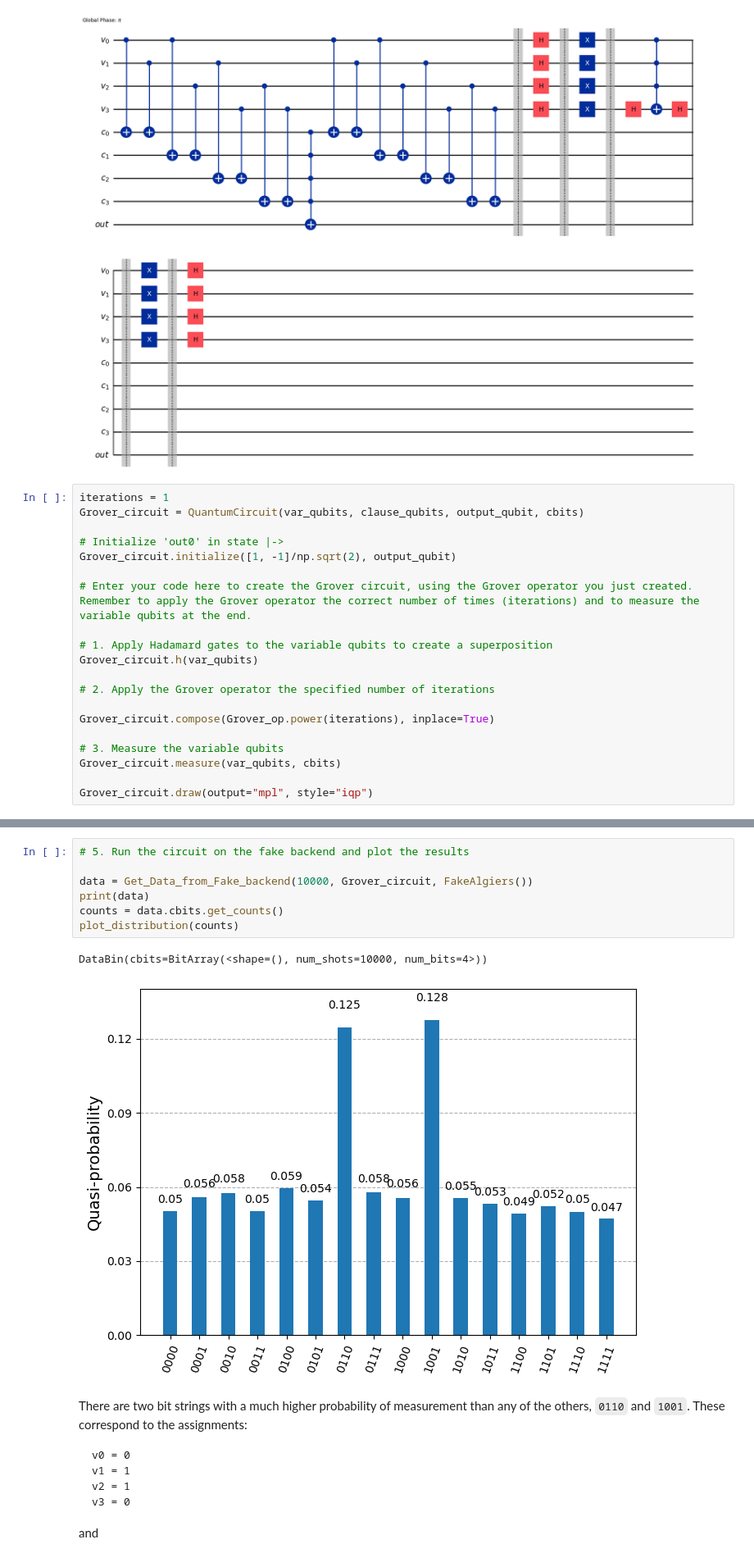
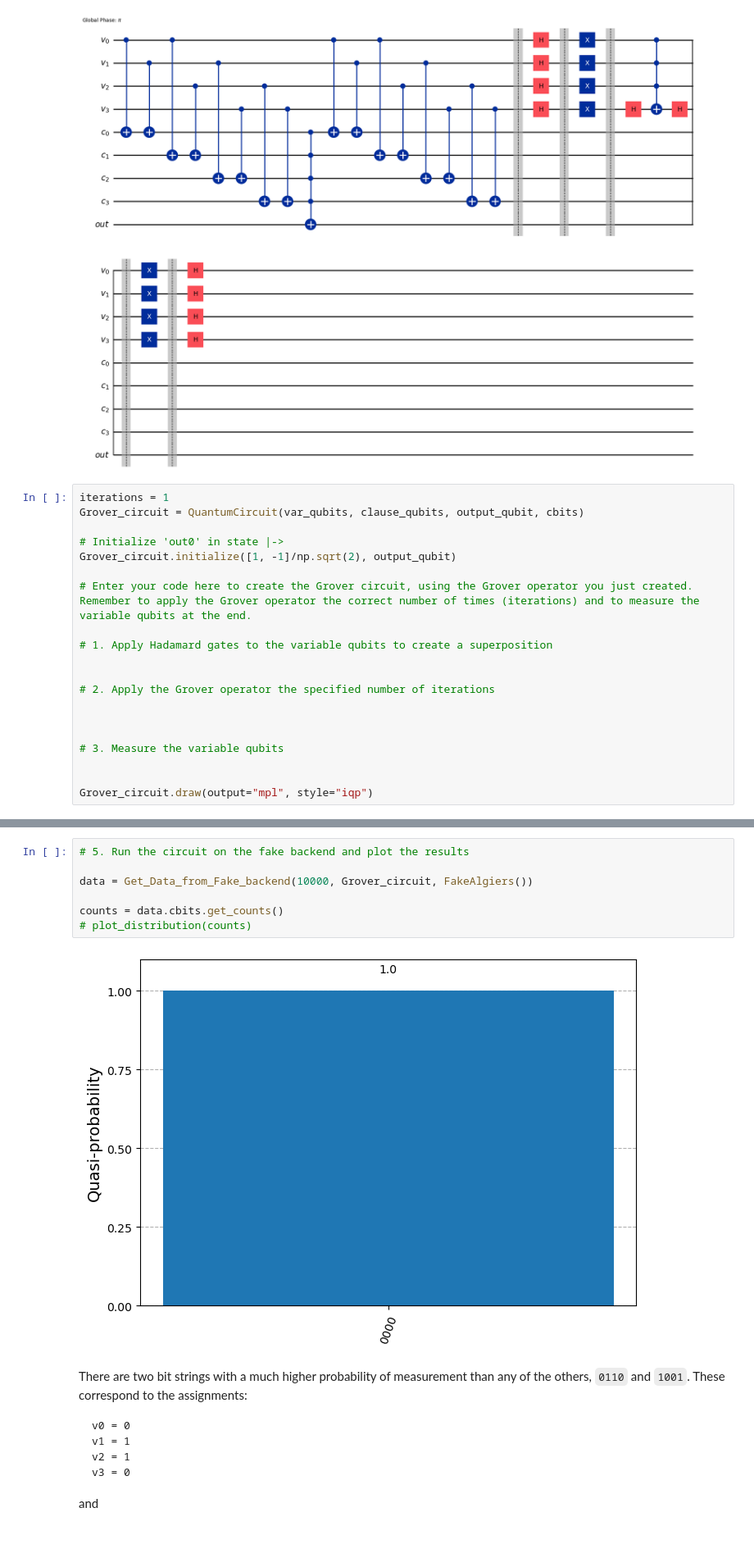
Before and after one commit to hyperfi/NITJ-Workshop-Grover-Search, a Jupyter notebook: Grover_Lab_experiment_4.ipynb, the cells around one changed output, grey strips where cells are left out. Shown at 82% size. Saved outputs shown, nothing was run; the diff lists cells and outputs as text.

````diff
--- a/Grover_Lab_experiment_4.ipynb
+++ b/Grover_Lab_experiment_4.ipynb
@@ -68,14 +68,14 @@ Grover_circuit.initialize([1, -1]/np.sqrt(2), output_qubit)
 # Enter your code here to create the Grover circuit, using the Grover operator you just created. Remember to apply the Grover operator the correct number of times (iterations) and to measure the variable qubits at the end.
 
 # 1. Apply Hadamard gates to the variable qubits to create a superposition
-Grover_circuit.h(var_qubits)
+
 
 # 2. Apply the Grover operator the specified number of iterations
 
-Grover_circuit.compose(Grover_op.power(iterations), inplace=True)
+
 
 # 3. Measure the variable qubits
-Grover_circuit.measure(var_qubits, cbits)
+
 
 Grover_circuit.draw(output="mpl", style="iqp")
 # %% [output]
@@ -97,13 +94,12 @@ plot_distribution(counts)
 # %%
 # 5. Run the circuit on the fake backend and plot the results
 
 data = Get_Data_from_Fake_backend(10000, Grover_circuit, FakeAlgiers())
-print(data)
+
 counts = data.cbits.get_counts()
-plot_distribution(counts)
+# plot_distribution(counts)
 # %% [output]
-DataBin(cbits=BitArray(<shape=(), num_shots=10000, num_bits=4>))
-[figure, old version]
+[figure, new version]
 # %% [markdown]
 There are two bit strings with a much higher probability of measurement than any of the others, `0110` and `1001`. These correspond to the assignments:
 ```
````
Also changed, not shown: parts of 2 cells of this notebook.
